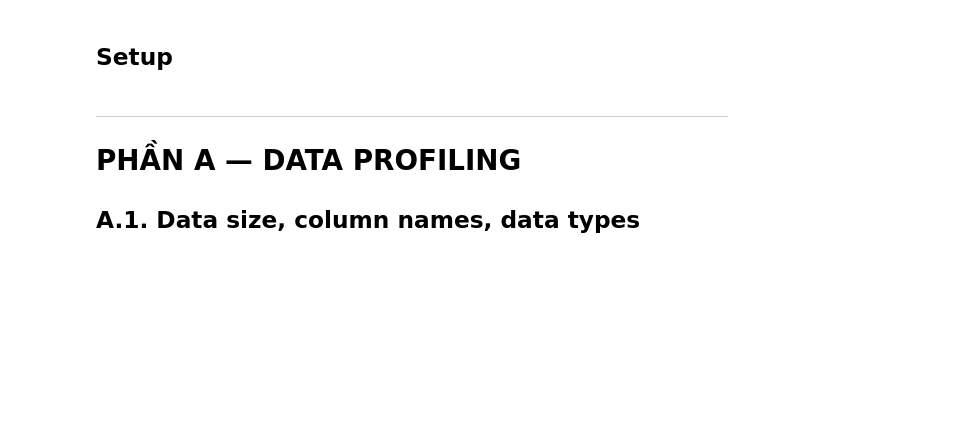
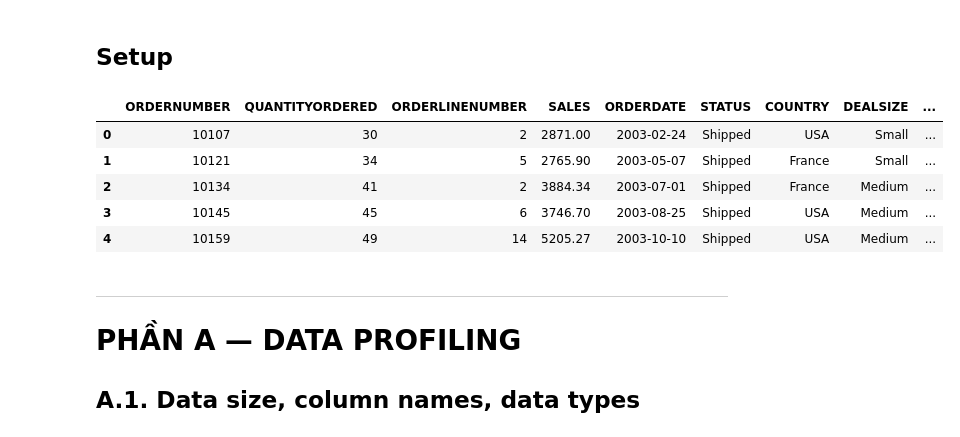
Before and after one commit to khanhtranduy258/Data-analytics-, a Jupyter notebook: Lab_1/EDA_Ref.ipynb, the cells around one changed output. Drawn from its saved outputs; the diff is of its cells as text; code cells hidden in the pictures; blank space fills up the shorter version.

```diff
--- a/Lab_1/EDA_Ref.ipynb
+++ b/Lab_1/EDA_Ref.ipynb
@@ -16,15 +16,22 @@ PHẦN C — DEFINE THE QUESTION  : đặt câu hỏi kinh doanh cụ thể, tr
 # %%
 import pandas as pd
 import numpy as np
 import matplotlib.pyplot as plt
 import seaborn as sns
 from scipy import stats
 
 sns.set_style('whitegrid')
 pd.set_option('display.max_columns', None)
-
-df = pd.read_excel('D:\Code\Python\Lab_1\data\sales_data_sample.xlsx')
+file_path = "D:/Code/Python/Lab_1/data/sales_data_sample.xlsx"
+df = pd.read_excel(file_path)
 df.head()
+# %% [output]
+|  | ORDERNUMBER | QUANTITYORDERED | ORDERLINENUMBER | SALES | ORDERDATE | STATUS | COUNTRY | DEALSIZE | ... |
+| 0 | 10107 | 30 | 2 | 2871.00 | 2003-02-24 | Shipped | USA | Small | ... |
+| 1 | 10121 | 34 | 5 | 2765.90 | 2003-05-07 | Shipped | France | Small | ... |
+| 2 | 10134 | 41 | 2 | 3884.34 | 2003-07-01 | Shipped | France | Medium | ... |
+| 3 | 10145 | 45 | 6 | 3746.70 | 2003-08-25 | Shipped | USA | Medium | ... |
+| 4 | 10159 | 49 | 14 | 5205.27 | 2003-10-10 | Shipped | USA | Medium | ... |
 # %% [markdown]
 ---
 # PHẦN A — DATA PROFILING
```
Also changed, not shown: parts of 10 cells of this notebook, 35 other files.
